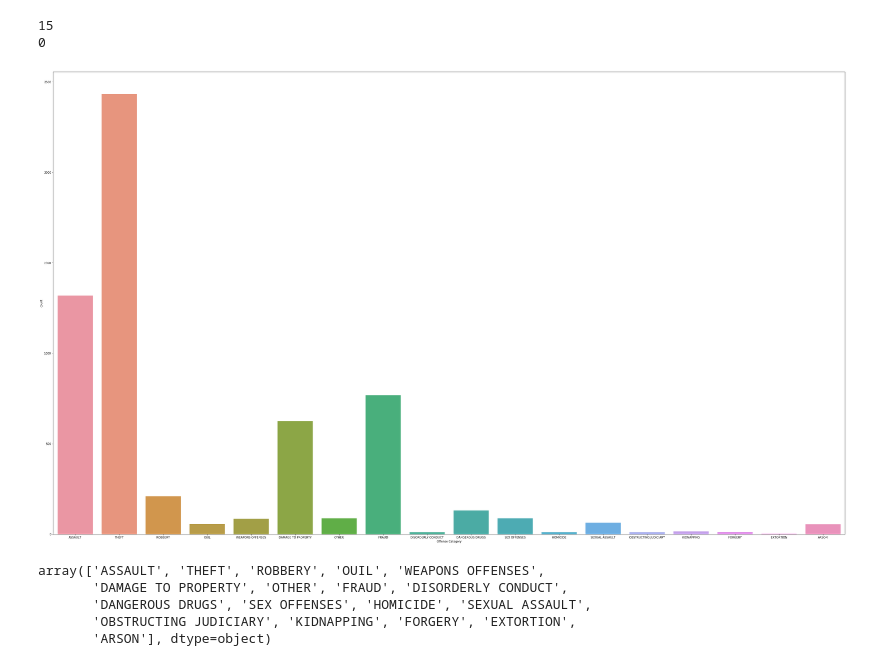
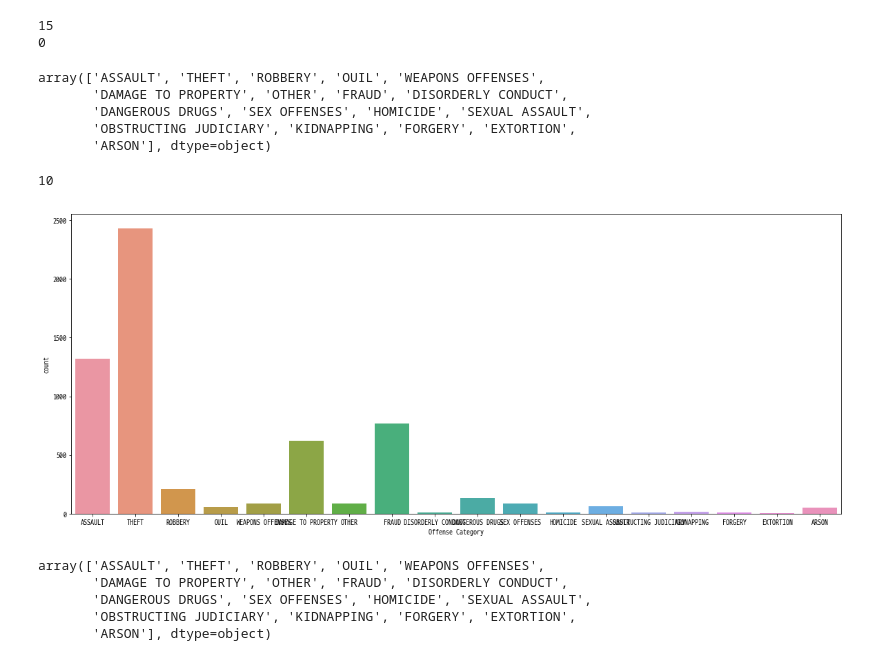
Before and after one commit to myeongjang/9.pandas_project, a Jupyter notebook: destroit2016.ipynb, the cells around one changed output. Cells and saved outputs as stored; diff of their text form; code cells hidden in the pictures.

```diff
--- a/destroit2016.ipynb
+++ b/destroit2016.ipynb
@@ -8,7 +8,7 @@ import sys
 import warnings
 warnings.simplefilter(action = 'ignore')
 # %%
-crime_data = pd.read_csv('/0.ITstudy/9.pandas_data/Detroit_2016.csv')
+crime_data = pd.read_csv('/0.ITstudy/9.pandas_project/Detroit_2016.csv')
 # %%
 crime_data.head()
 # %% [output]
@@ -258,14 +269,27 @@ for i in others:
 # %% [output]
 15
 0
+# %%
+dummy['Offense Category'].unique()
+# %% [output]
+array(['ASSAULT', 'THEFT', 'ROBBERY', 'OUIL', 'WEAPONS OFFENSES',
+       'DAMAGE TO PROPERTY', 'OTHER', 'FRAUD', 'DISORDERLY CONDUCT',
+       'DANGEROUS DRUGS', 'SEX OFFENSES', 'HOMICIDE', 'SEXUAL ASSAULT',
+       'OBSTRUCTING JUDICIARY', 'KIDNAPPING', 'FORGERY', 'EXTORTION',
+       'ARSON'], dtype=object)
+# %%
+det_rank_dict = {}
+dummy.loc[(dummy['Offense Category'] =='HOMICIDE'),'Offense Category'].count()
+# %% [output]
+10
 # %%
-f,ax=plt.subplots(1,1,figsize=(50,30))
+f,ax=plt.subplots(1,1,figsize=(20,8))
 
 sns_plot = sns.countplot('Offense Category',data = dummy)
 #fig = sns_plot.get_figure()
-#fig.savefig('pic_result.png', dpi = 300)
+#fig.savefig('detroit_after_edit.png', dpi = 300)
 # %% [output]
-[figure, old version]
+[figure, new version]
 # %%
 dummy['Offense Category'].unique()
 # %% [output]
```
Also changed, not shown: parts of 67 cells of this notebook.
